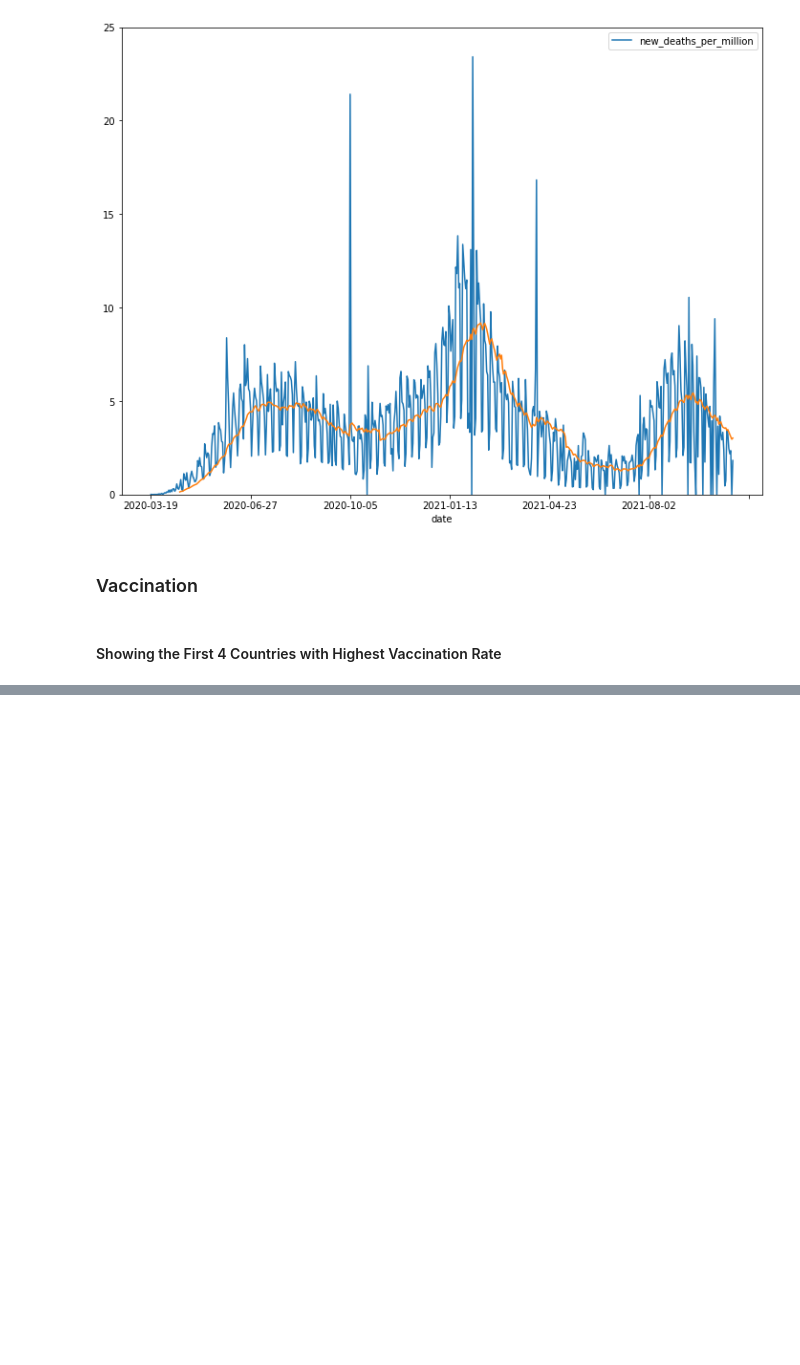
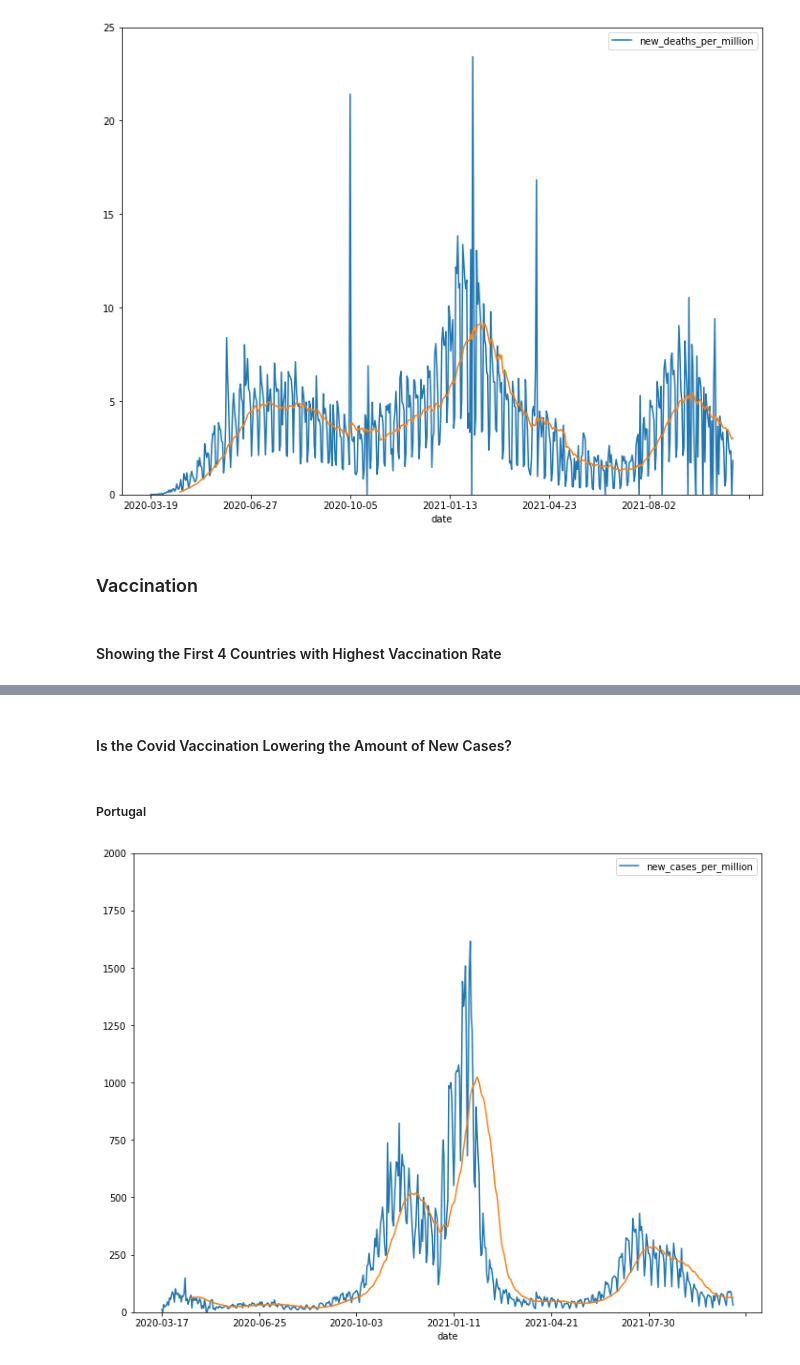
Before and after one commit to ProsperChuks/COVID-19-Data-Analysis, a Jupyter notebook: covid_.ipynb, the cells around one changed output, grey strips where cells are left out. Drawn from its saved outputs; the diff is of its cells as text; code cells hidden in the pictures; blank space fills up the shorter version.

Commit message:
vaccination

```diff
--- a/covid_.ipynb
+++ b/covid_.ipynb
@@ -135,0 +131,8 @@ people_vaccinated(locale, 'people_vaccinated')
+# %% [markdown]
+#### Is the Covid Vaccination Lowering the Amount of New Cases?
+# %% [markdown]
+##### Portugal
+# %%
+country_plot('new_cases_per_million', 'Portugal', True, 2000)
+# %% [output]
+[figure, added]
```
Also changed, not shown: parts of 21 cells of this notebook.
